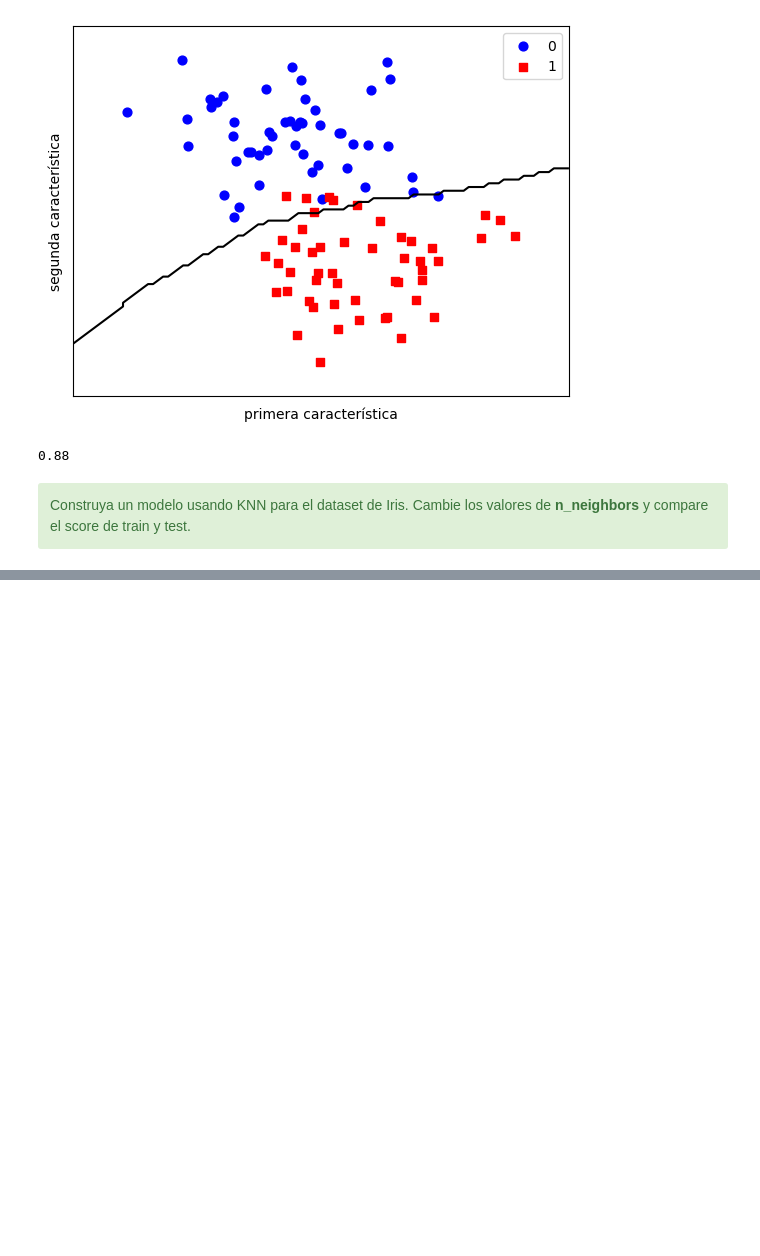
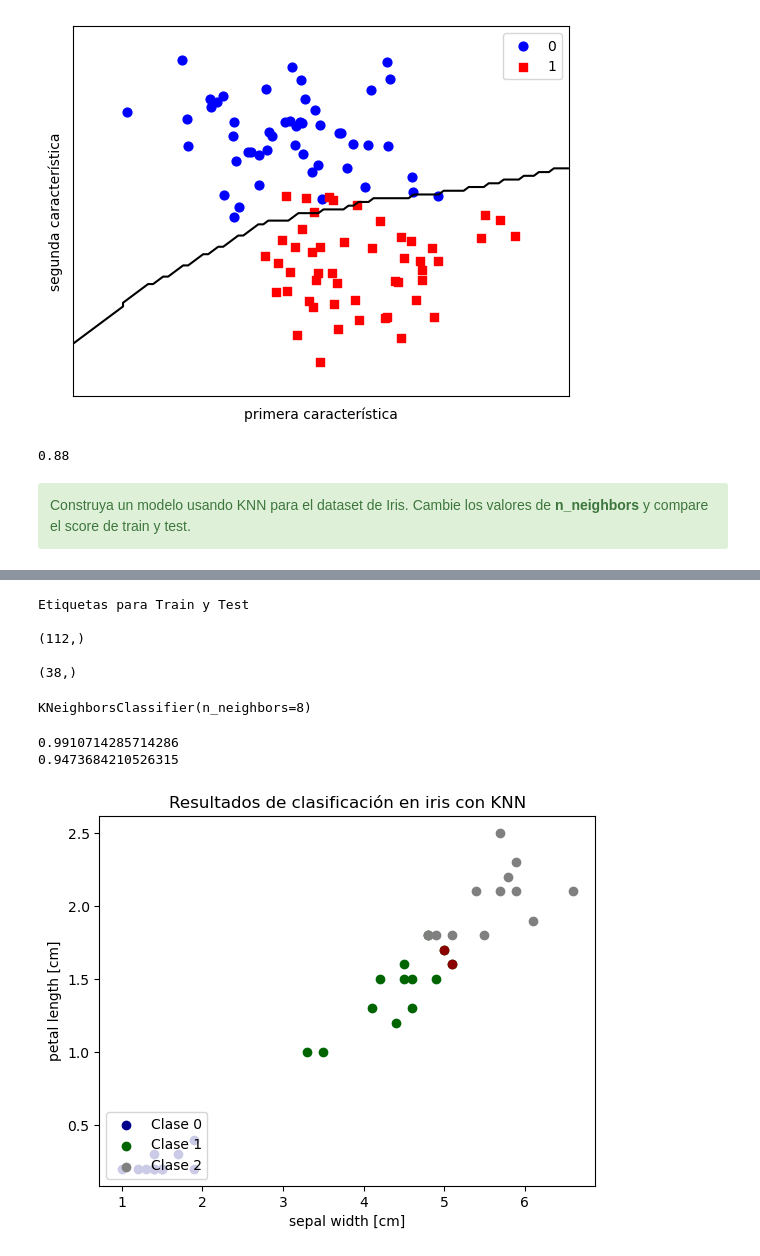
Before and after one commit to Diplomado-Gobernacion/Machine-Learning, a Jupyter notebook: Notebooks/4. Aprendizaje Supervisado 1.ipynb, the cells around one changed output, grey strips where cells are left out. Cells and saved outputs as stored; diff of their text form; code cells hidden in the pictures; blank space fills up the shorter version.

```diff
--- a/Notebooks/4. Aprendizaje Supervisado 1.ipynb
+++ b/Notebooks/4. Aprendizaje Supervisado 1.ipynb
@@ -244,10 +259,55 @@ knn.score(X_test, y_test)
 # %%
 # Separar el dataset en Train y Test
+from sklearn.model_selection import train_test_split
+
+X_train, X_test, y_train, y_test = train_test_split(X, y, train_size=0.75, test_size=0.25, random_state=553, stratify=y)
+
+print("\nEtiquetas para Train y Test\n")
+print(y_train.shape)
+print()
+print(y_test.shape)
+# %% [output]
+Etiquetas para Train y Test
+
+(112,)
+
+(38,)
 # %%
 # Instancear el Estimador con el parámetro n_neighbors
+from sklearn.neighbors import KNeighborsClassifier
+
+kn = KNeighborsClassifier(n_neighbors=8)
 # %%
 # Entrenar el modelo
+kn.fit(X_train, y_train)
+# %% [output]
+KNeighborsClassifier(n_neighbors=8)
+# %%
+# Predecir
+y_predic = kn.predict(X_test)
 # %%
 # Mostrar el Score de Train y Test
+print(kn.score(X_train, y_train))
+print(kn.score(X_test, y_test))
+# %% [output]
+0.9910714285714286
+0.9473684210526315
 # %%
 # Graficar
+incorrect_idx = np.where(y_predic != y_test)[0]
+
+colors = ["darkblue", "darkgreen", "gray"]
+
+for n, color in enumerate(colors):
+    idx = np.where(y_test == n)[0]
+    plt.scatter(X_test[idx, 2], X_test[idx, 3], color=color, label="Clase %s" % str(n))
+
+plt.scatter(X_test[incorrect_idx, 2], X_test[incorrect_idx, 3], color="darkred")
+
+plt.xlabel('sepal width [cm]')
+plt.ylabel('petal length [cm]')
+plt.legend(loc=3)
+plt.title("Resultados de clasificación en iris con KNN")
+plt.show()
+# %% [output]
+[figure, added]
```
Also changed, not shown: parts of 1 cell of this notebook, 3 other files.
